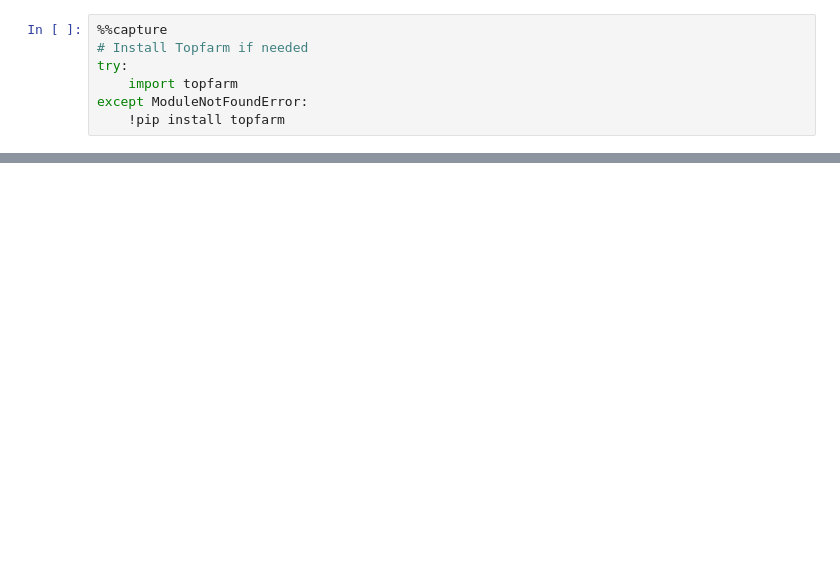
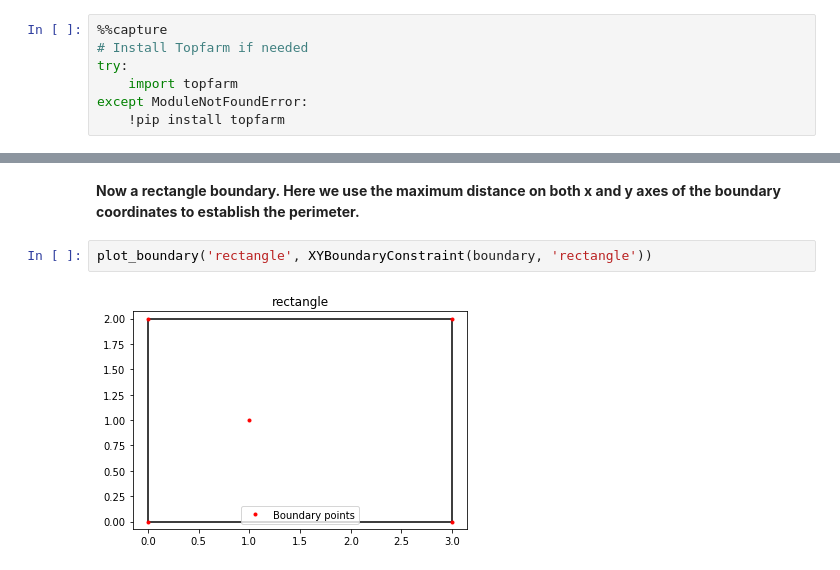
Before and after one commit to DTUWindEnergy/TopFarm2, a Jupyter notebook: docs/notebooks/constraints.ipynb, the cells around one changed output, grey strips where cells are left out. Drawn from its saved outputs; the diff is of its cells as text; blank space fills up the shorter version.

```diff
--- a/docs/notebooks/constraints.ipynb
+++ b/docs/notebooks/constraints.ipynb
@@ -59,0 +94,6 @@ plot_boundary('Circle',CircleBoundaryConstraint((1.5,1),1))
+# %% [markdown]
+**Now a rectangle boundary. Here we use the maximum distance on both x and y axes of the boundary coordinates to establish the perimeter.**
+# %%
+plot_boundary('rectangle', XYBoundaryConstraint(boundary, 'rectangle'))
+# %% [output]
+[figure, added]
```
Also changed, not shown: parts of 28 cells of this notebook, 11 other files.
